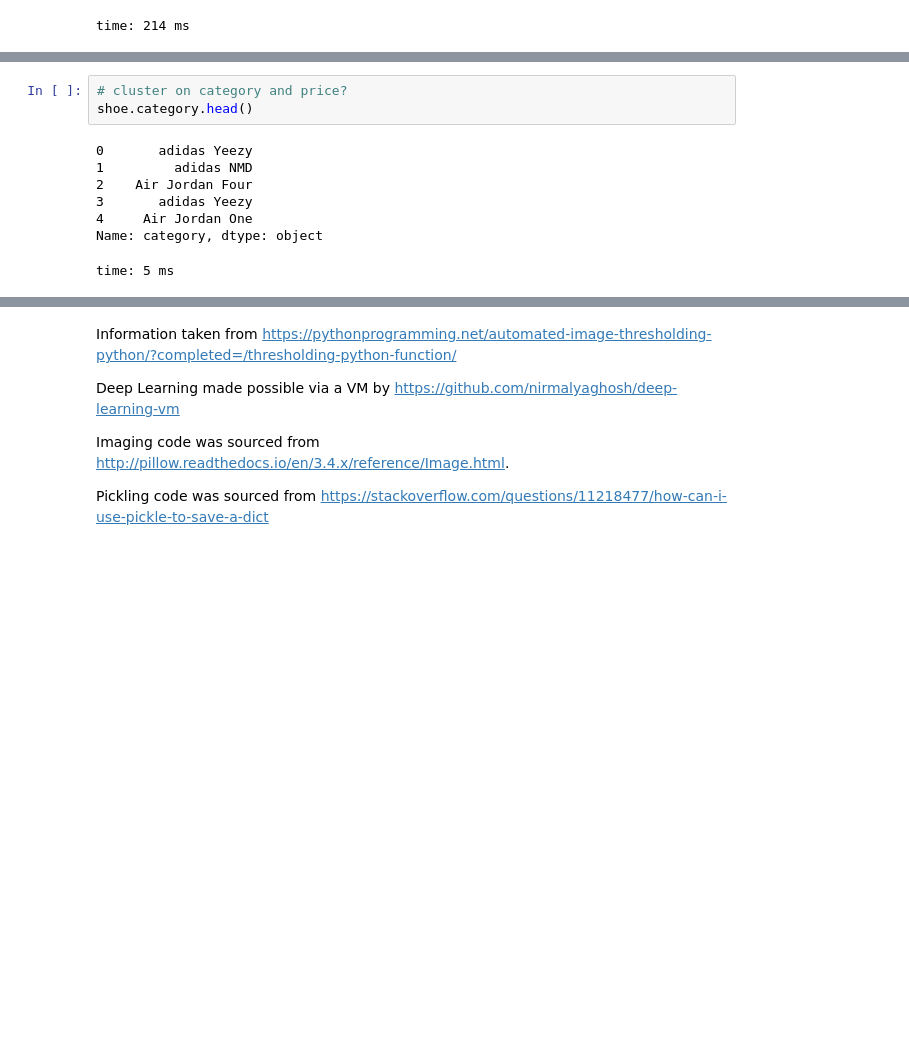
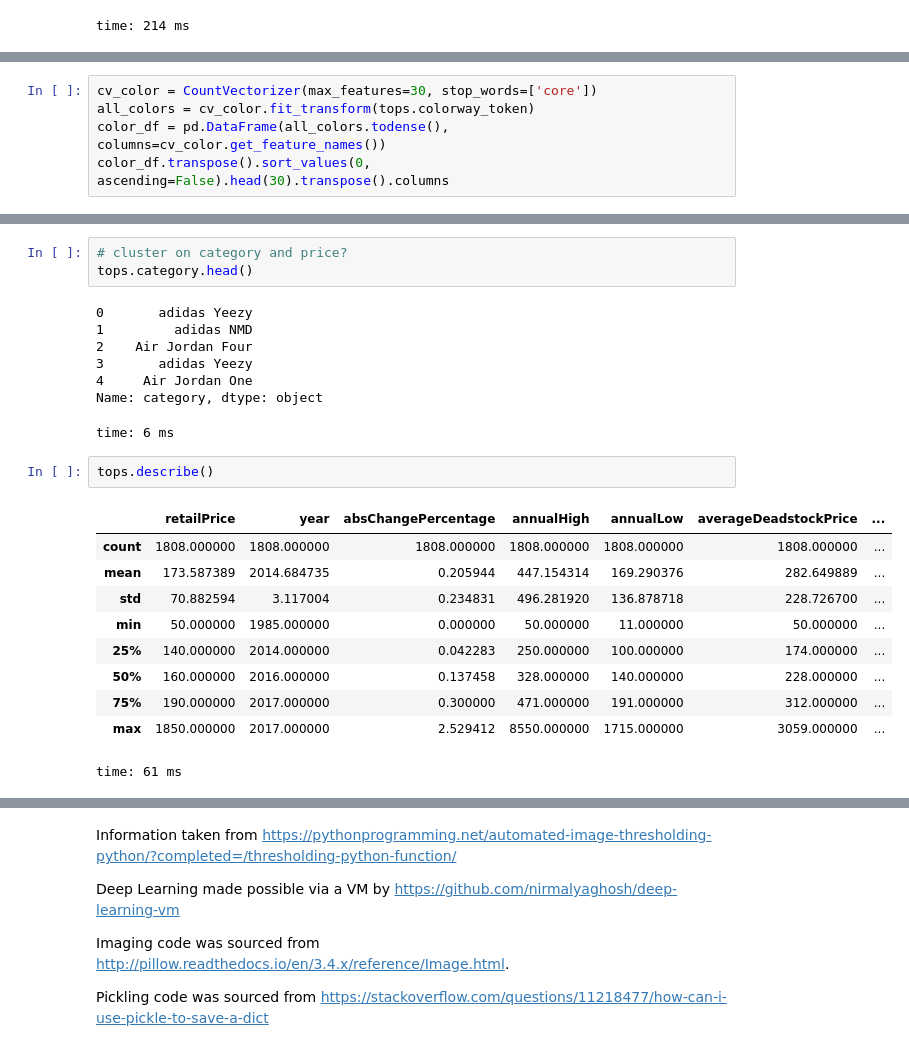
Before and after one commit to chrisk447/Capstone-GA, a Jupyter notebook: StockX Notebook.ipynb, the cells around one changed output, grey strips where cells are left out. Drawn from its saved outputs; the diff is of its cells as text; blank space fills up the shorter version.

```diff
--- a/StockX Notebook.ipynb
+++ b/StockX Notebook.ipynb
@@ -646,0 +627,5 @@ time: 214 ms
+# %%
+cv_color = CountVectorizer(max_features=30, stop_words=['core'])
+all_colors = cv_color.fit_transform(tops.colorway_token)
+color_df = pd.DataFrame(all_colors.todense(), columns=cv_color.get_feature_names())
+color_df.transpose().sort_values(0, ascending=False).head(30).transpose().columns
@@ -647,6 +678,6 @@ time: 214 ms
 # %%
 # cluster on category and price?
-shoe.category.head()
+tops.category.head()
 # %% [output]
 0       adidas Yeezy
 1         adidas NMD
@@ -654,4 +685,17 @@ shoe.category.head()
 3       adidas Yeezy
 4     Air Jordan One
 Name: category, dtype: object
-time: 5 ms
+time: 6 ms
+# %%
+tops.describe()
+# %% [output]
+|  | retailPrice | year | absChangePercentage | annualHigh | annualLow | averageDeadstockPrice | ... |
+| count | 1808.000000 | 1808.000000 | 1808.000000 | 1808.000000 | 1808.000000 | 1808.000000 | ... |
+| mean | 173.587389 | 2014.684735 | 0.205944 | 447.154314 | 169.290376 | 282.649889 | ... |
+| std | 70.882594 | 3.117004 | 0.234831 | 496.281920 | 136.878718 | 228.726700 | ... |
+| min | 50.000000 | 1985.000000 | 0.000000 | 50.000000 | 11.000000 | 50.000000 | ... |
+| 25% | 140.000000 | 2014.000000 | 0.042283 | 250.000000 | 100.000000 | 174.000000 | ... |
+| 50% | 160.000000 | 2016.000000 | 0.137458 | 328.000000 | 140.000000 | 228.000000 | ... |
+| 75% | 190.000000 | 2017.000000 | 0.300000 | 471.000000 | 191.000000 | 312.000000 | ... |
+| max | 1850.000000 | 2017.000000 | 2.529412 | 8550.000000 | 1715.000000 | 3059.000000 | ... |
+time: 61 ms
```
Also changed, not shown: parts of 12 cells of this notebook.
